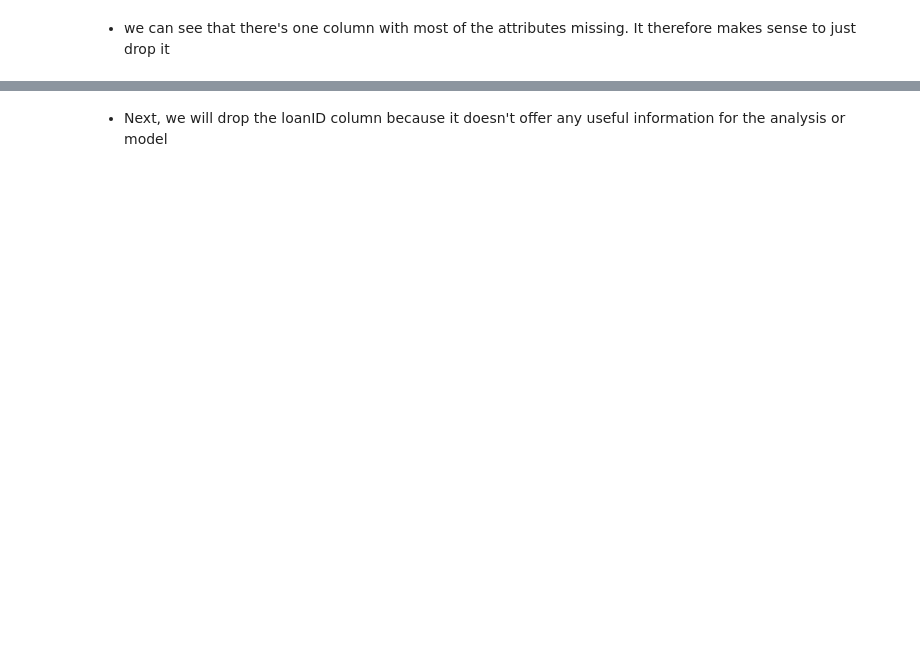
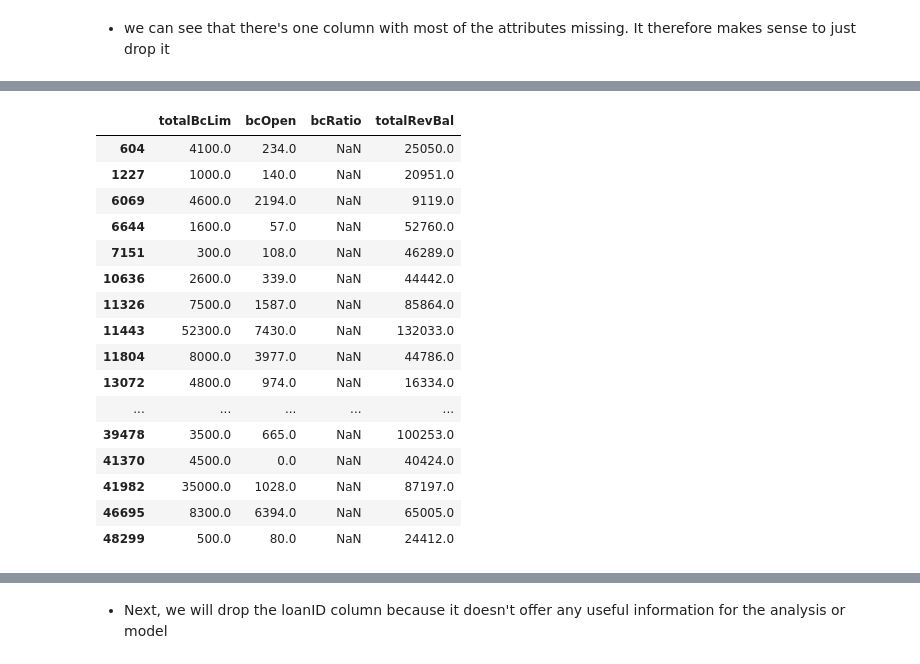
Before and after one commit to AlbertHunduza/Loan-Default-AI, a Jupyter notebook: Exploratory_Data_Analysis.ipynb, the cells around one changed output, grey strips where cells are left out. Drawn from its saved outputs; the diff is of its cells as text; code cells hidden in the pictures; blank space fills up the shorter version.

```diff
--- a/Exploratory_Data_Analysis.ipynb
+++ b/Exploratory_Data_Analysis.ipynb
@@ -114,0 +125,3 @@ Name: employment, Length: 21400, dtype: int64
+# %%
+# dropp the rows where revolRatio column is null
+loan_data.drop(loan_data[loan_data['revolRatio'].isnull()].index, inplace=True)
@@ -114,0 +165,24 @@ Name: employment, Length: 21400, dtype: int64
+# %%
+# find missing values in bcOpen column and show 'totalBcLim', 'bcOpen', 'bcRatio', 'totalRevBal' columns
+bcRatioNull = loan_data[loan_data['bcRatio'].isnull()][['totalBcLim', 'bcOpen', 'bcRatio', 'totalRevBal']]
+# %%
+# show the rows in bcRatioNull where totalBcLim is not 0.0
+bcRatioNull[bcRatioNull['totalBcLim'] != 0.0]
+# %% [output]
+|  | totalBcLim | bcOpen | bcRatio | totalRevBal |
+| 604 | 4100.0 | 234.0 | NaN | 25050.0 |
+| 1227 | 1000.0 | 140.0 | NaN | 20951.0 |
+| 6069 | 4600.0 | 2194.0 | NaN | 9119.0 |
+| 6644 | 1600.0 | 57.0 | NaN | 52760.0 |
+| 7151 | 300.0 | 108.0 | NaN | 46289.0 |
+| 10636 | 2600.0 | 339.0 | NaN | 44442.0 |
+| 11326 | 7500.0 | 1587.0 | NaN | 85864.0 |
+| 11443 | 52300.0 | 7430.0 | NaN | 132033.0 |
+| 11804 | 8000.0 | 3977.0 | NaN | 44786.0 |
+| 13072 | 4800.0 | 974.0 | NaN | 16334.0 |
+| ... | ... | ... | ... | ... |
+| 39478 | 3500.0 | 665.0 | NaN | 100253.0 |
+| 41370 | 4500.0 | 0.0 | NaN | 40424.0 |
+| 41982 | 35000.0 | 1028.0 | NaN | 87197.0 |
+| 46695 | 8300.0 | 6394.0 | NaN | 65005.0 |
+| 48299 | 500.0 | 80.0 | NaN | 24412.0 |
```
Also changed, not shown: parts of 14 cells of this notebook.
